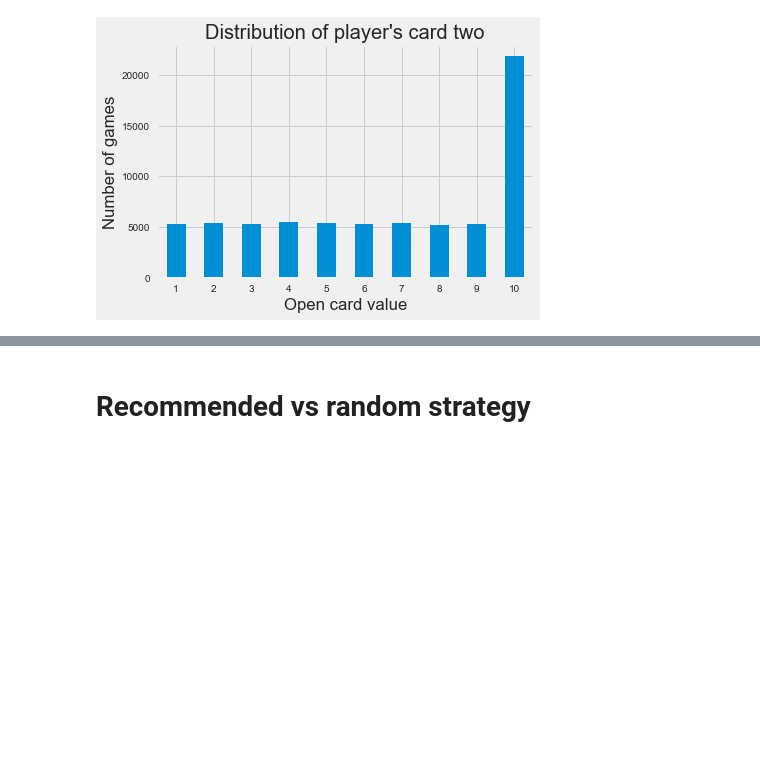
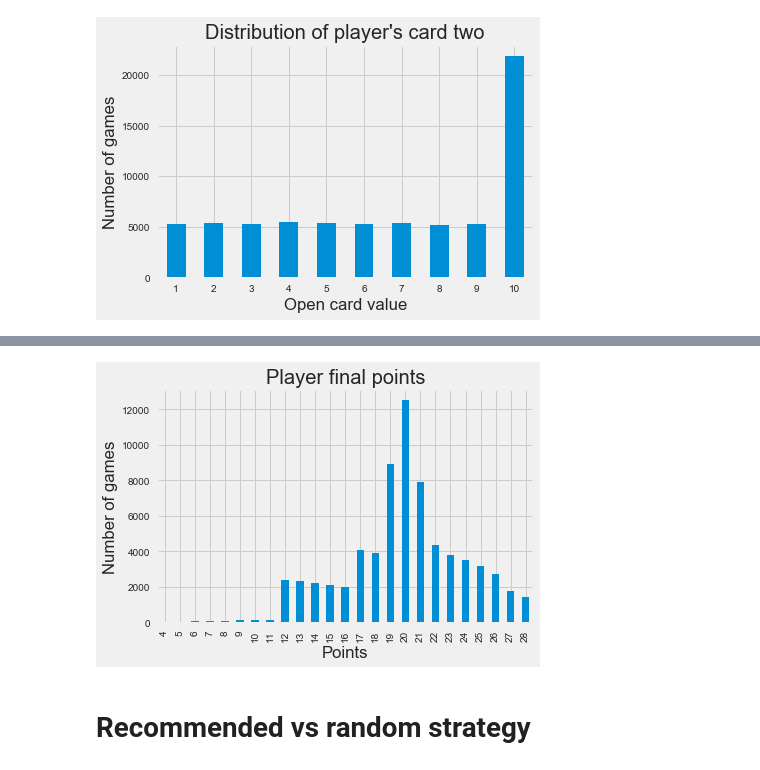
Before and after one commit to jocelyn-ong/data-science-projects, a Jupyter notebook: others/blackjack/data-analysis.ipynb, the cells around one changed output, grey strips where cells are left out. Drawn from its saved outputs; the diff is of its cells as text; code cells hidden in the pictures; blank space fills up the shorter version.

```diff
--- a/others/blackjack/data-analysis.ipynb
+++ b/others/blackjack/data-analysis.ipynb
@@ -96,3 +73,10 @@ for i in sub["sorter"].unique():
+# %%
+df.player_final.value_counts().sort_index().plot(kind="bar");
+plt.xlabel("Points");
+plt.ylabel("Number of games");
+plt.title("Player final points");
+# %% [output]
+[figure, added]
 # %% [markdown]
 # Recommended vs random strategy
 # %%
```
Also changed, not shown: parts of 28 cells of this notebook.
